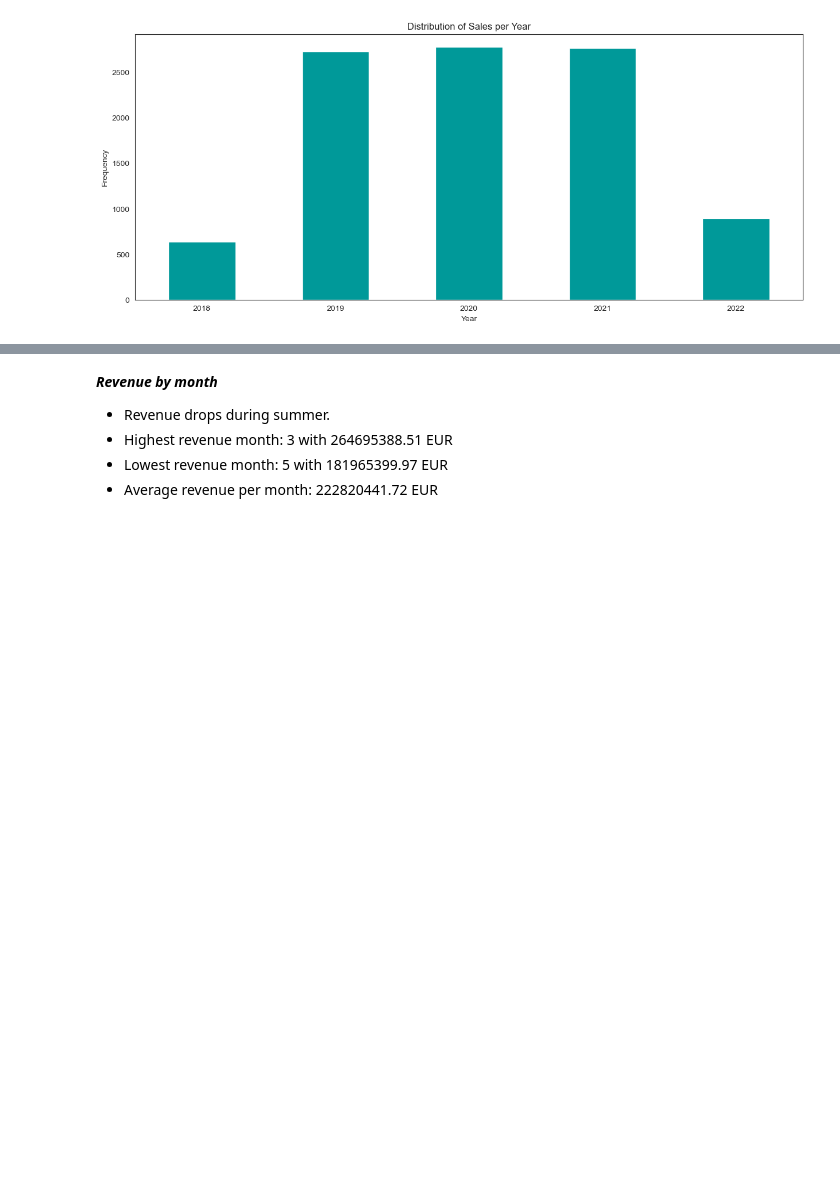
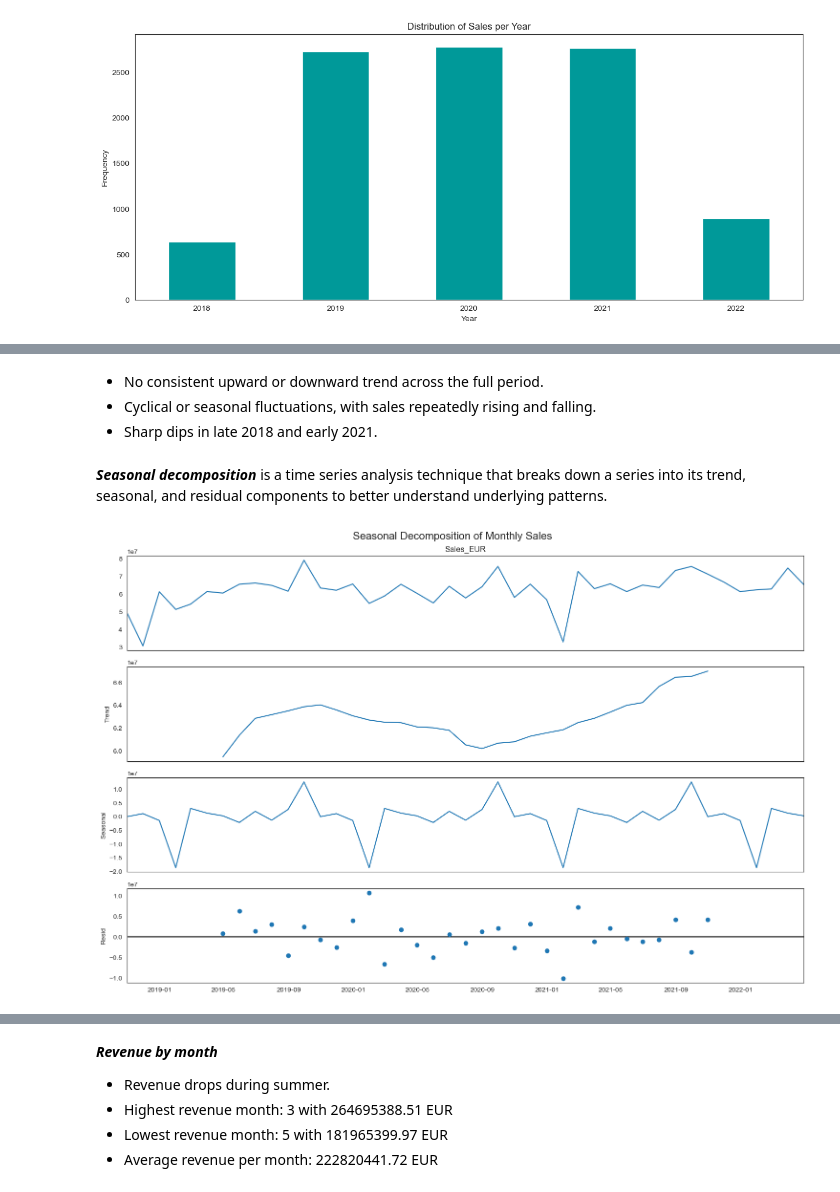
Before and after one commit to RubenCMarques/Case-2--Siemens-Sales-Forecast, a Jupyter notebook: Notebooks/Group_D_Source_Code.ipynb, the cells around one changed output, grey strips where cells are left out. Saved outputs shown, nothing was run; the diff lists cells and outputs as text; code cells hidden in the pictures; blank space fills up the shorter version.

```diff
--- a/Notebooks/Group_D_Source_Code.ipynb
+++ b/Notebooks/Group_D_Source_Code.ipynb
@@ -377,0 +401,23 @@ plt.show()
+# %% [markdown]
+- No consistent upward or downward trend across the full period.
+- Cyclical or seasonal fluctuations, with sales repeatedly rising and falling.
+- Sharp dips in late 2018 and early 2021.
+# %% [markdown]
+***Seasonal decomposition*** is a time series analysis technique that breaks down a series into its trend, seasonal, and residual components to better understand underlying patterns.
+# %%
+# Set DATE as index to use resample
+monthly_sales = sales_data.set_index('DATE')
+
+# Now resample by month-end
+monthly_sales = monthly_sales['Sales_EUR'].resample('ME').sum()
+
+decomposition = seasonal_decompose(monthly_sales, model='additive', period=12)
+
+# Plot
+fig = decomposition.plot()
+fig.set_size_inches(15, 10)
+plt.suptitle('Seasonal Decomposition of Monthly Sales', fontsize=16)
+plt.tight_layout()
+plt.show()
+# %% [output]
+[figure, added]
```
Also changed, not shown: parts of 26 cells of this notebook.
